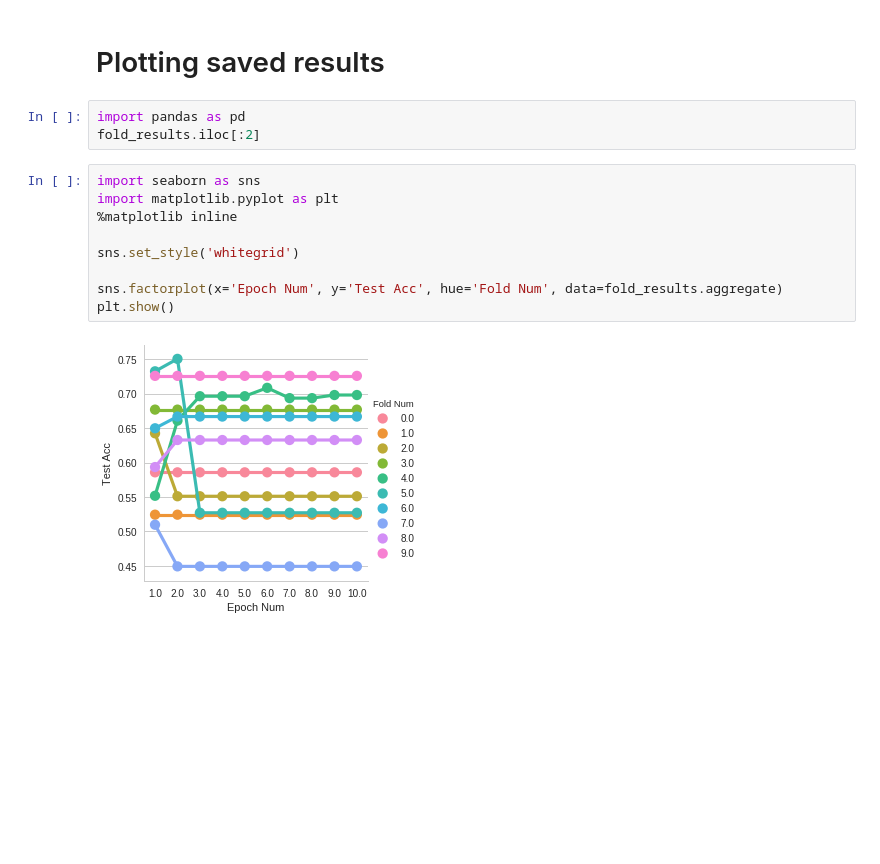
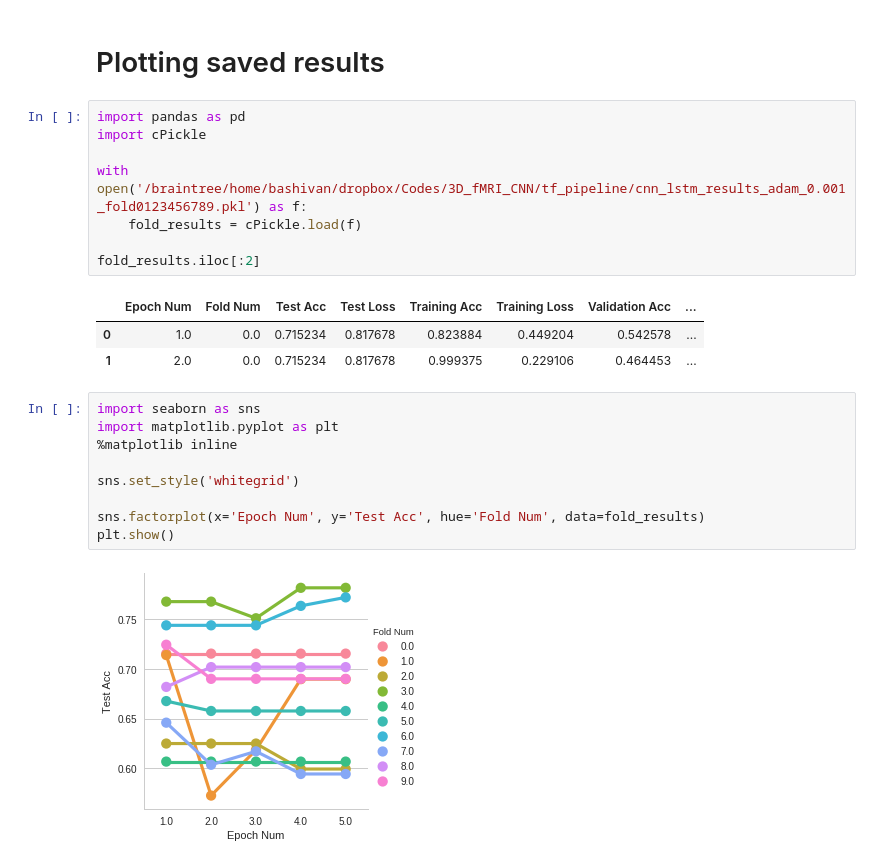
Before and after one commit to radical-collaboration/3D_fMRI_CNN, a Jupyter notebook: test.ipynb, the cells around one changed output. Saved outputs shown, nothing was run; the diff lists cells and outputs as text; blank space fills up the shorter version.

```diff
--- a/test.ipynb
+++ b/test.ipynb
@@ -148,17 +148,26 @@ tr.preprocess_data()
 tr.train(fold_num=fold_num)
 # %% [markdown]
 # Plotting saved results
-# %%
-import pandas as pd
-fold_results.iloc[:2]
+# %%
+import pandas as pd
+import cPickle
+
+with open('/braintree/home/bashivan/dropbox/Codes/3D_fMRI_CNN/tf_pipeline/cnn_lstm_results_adam_0.001_fold0123456789.pkl') as f:
+    fold_results = cPickle.load(f)
+
+fold_results.iloc[:2]
+# %% [output]
+|  | Epoch Num | Fold Num | Test Acc | Test Loss | Training Acc | Training Loss | Validation Acc | ... |
+| 0 | 1.0 | 0.0 | 0.715234 | 0.817678 | 0.823884 | 0.449204 | 0.542578 | ... |
+| 1 | 2.0 | 0.0 | 0.715234 | 0.817678 | 0.999375 | 0.229106 | 0.464453 | ... |
 # %%
 import seaborn as sns
 import matplotlib.pyplot as plt
 %matplotlib inline
 
 sns.set_style('whitegrid')
 
-sns.factorplot(x='Epoch Num', y='Test Acc', hue='Fold Num', data=fold_results.aggregate)
+sns.factorplot(x='Epoch Num', y='Test Acc', hue='Fold Num', data=fold_results)
 plt.show()
 # %% [output]
-[figure, old version]
+[figure, new version]
```
Also changed, not shown: parts of 1 cell of this notebook, 2 other files.
